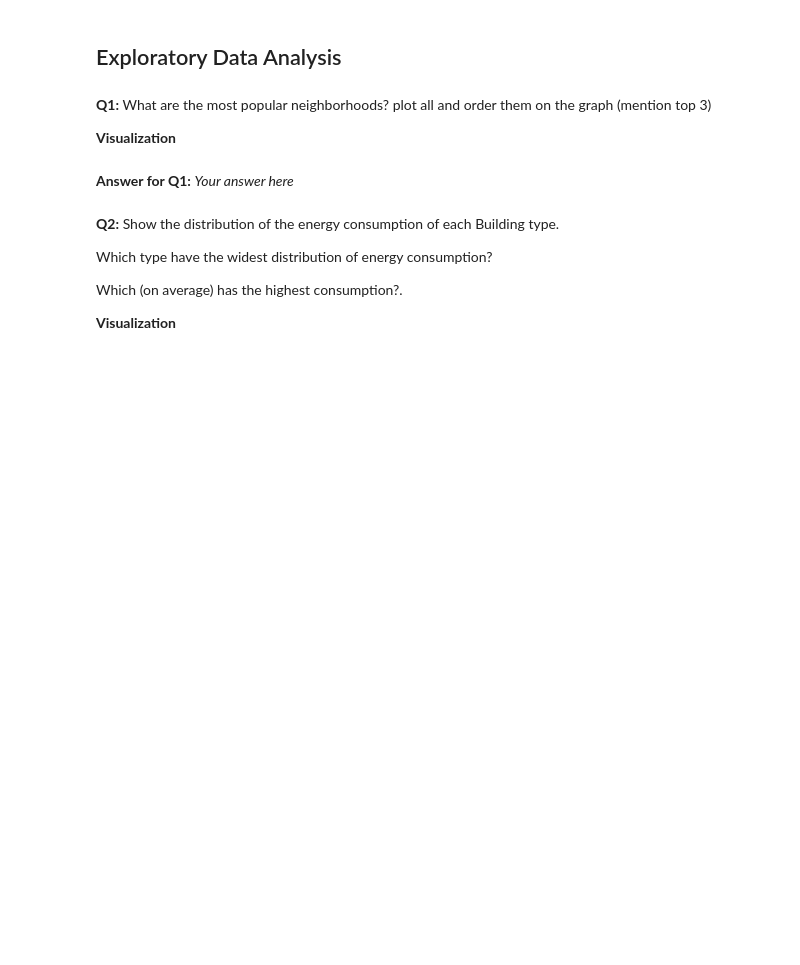
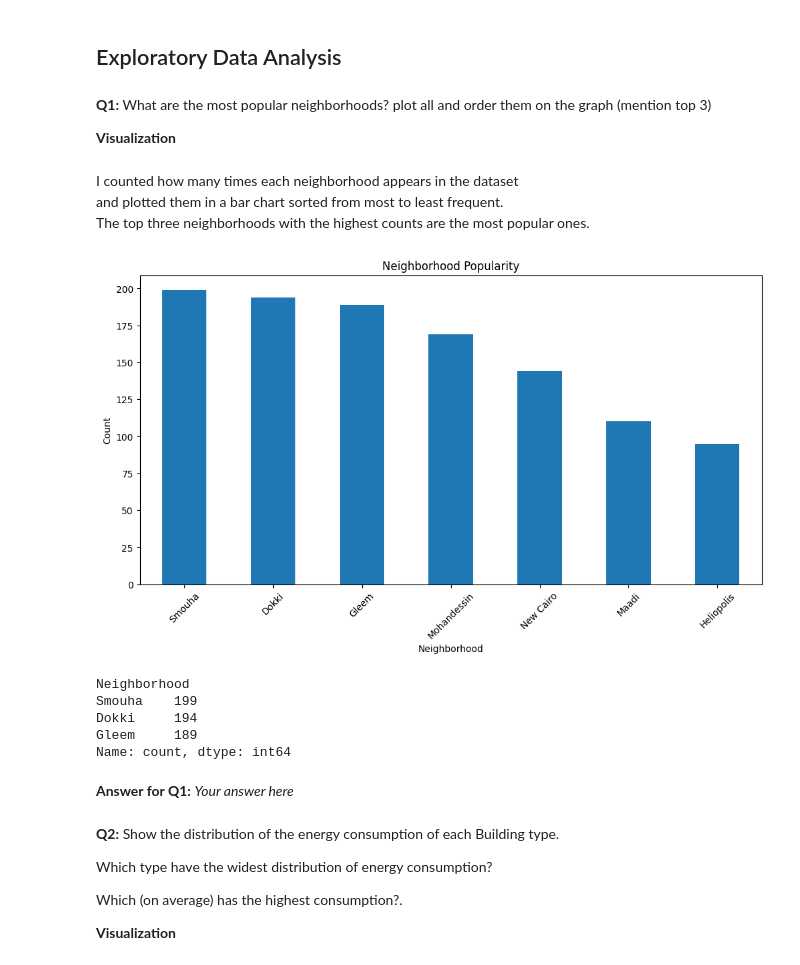
Before and after one commit to MohamedMahmoud-2003/Start, a Jupyter notebook: Regression_Mini-Project.ipynb, the cells around one changed output. Saved outputs shown, nothing was run; the diff lists cells and outputs as text; code cells hidden in the pictures; blank space fills up the shorter version.

```diff
--- a/Regression_Mini-Project.ipynb
+++ b/Regression_Mini-Project.ipynb
@@ -82,0 +179,2 @@ _Apply any data preprocessing and/or feature engineering below. Show/output the
+# %%
+df['Last_Maintenance_Date'] = pd.to_datetime(df['Last_Maintenance_Date'], errors='coerce')
@@ -82,0 +184,8 @@ _Apply any data preprocessing and/or feature engineering below. Show/output the
+# %%
+df['Neighborhood'] = (
+    df['Neighborhood']
+      .astype(str)
+      .str.replace(r'[^a-zA-Z ]', '', regex=True)
+      .str.strip()
+      .str.title()
+)
@@ -82,0 +196,8 @@ _Apply any data preprocessing and/or feature engineering below. Show/output the
+# %%
+df['Day_of_Week'] = (
+    df['Day_of_Week']
+      .astype(str)
+      .str.strip()
+      .str.lower()
+      .str.capitalize()
+)
@@ -83,9 +210,46 @@ _Apply any data preprocessing and/or feature engineering below. Show/output the
+# %%
+num_cols = ['SquareFootage','Average_Temperature','Energy_Consumption']
+
+for c in num_cols:
+    if c in df.columns:
+        df[c] = (
+            df[c]
+            .astype(str)
+            .str.replace(r'[^0-9.]', '', regex=True)
+            .replace('', np.nan)
+            .astype(float)
+        )
+        df[c] = df[c].fillna(df[c].median())
 # %% [markdown]
 ## Exploratory Data Analysis
 # %% [markdown]
 **Q1:** What are the most popular neighborhoods? plot all and order them on the graph (mention top 3)
 
 **Visualization**
+# %% [markdown]
+I counted how many times each neighborhood appears in the dataset
+and plotted them in a bar chart sorted from most to least frequent.
+The top three neighborhoods with the highest counts are the most popular ones.
+# %%
+neigh_counts = df['Neighborhood'].value_counts()
+
+plt.figure(figsize=(12,6))
+neigh_counts.plot(kind='bar')
+plt.xlabel('Neighborhood')
+plt.ylabel('Count')
+plt.title('Neighborhood Popularity')
+plt.xticks(rotation=45)
+plt.show()
+
+top3 = neigh_counts.head(3)
+print(top3)
+# %% [output]
+[figure, added]
+Neighborhood
+Smouha    199
+Dokki     194
+Gleem     189
+Name: count, dtype: int64
 # %% [markdown]
 **Answer for Q1:** _Your answer here_
 # %% [markdown]
```
Also changed, not shown: parts of 12 cells of this notebook.
